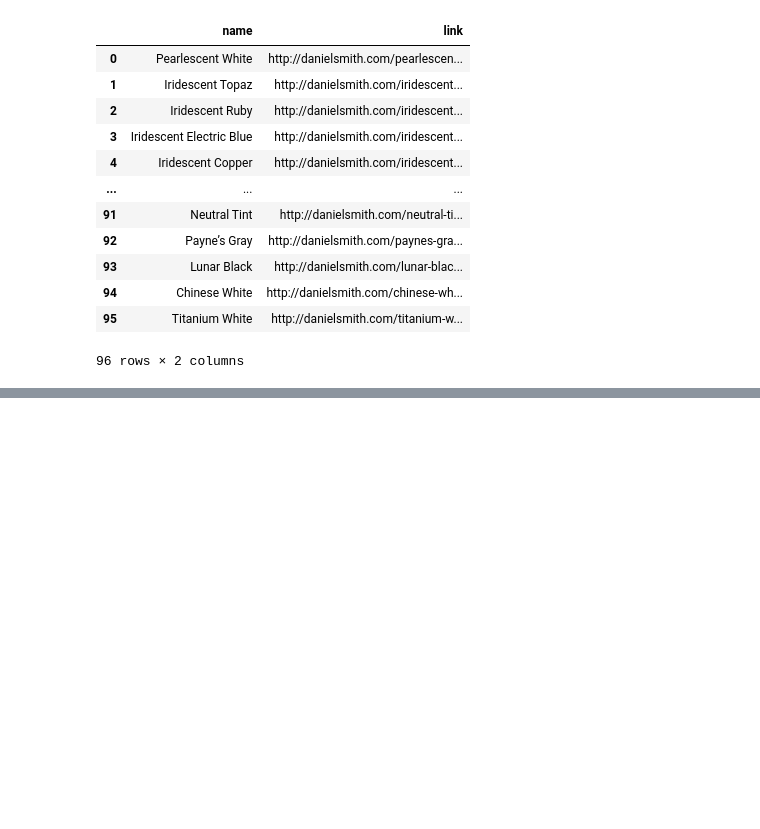
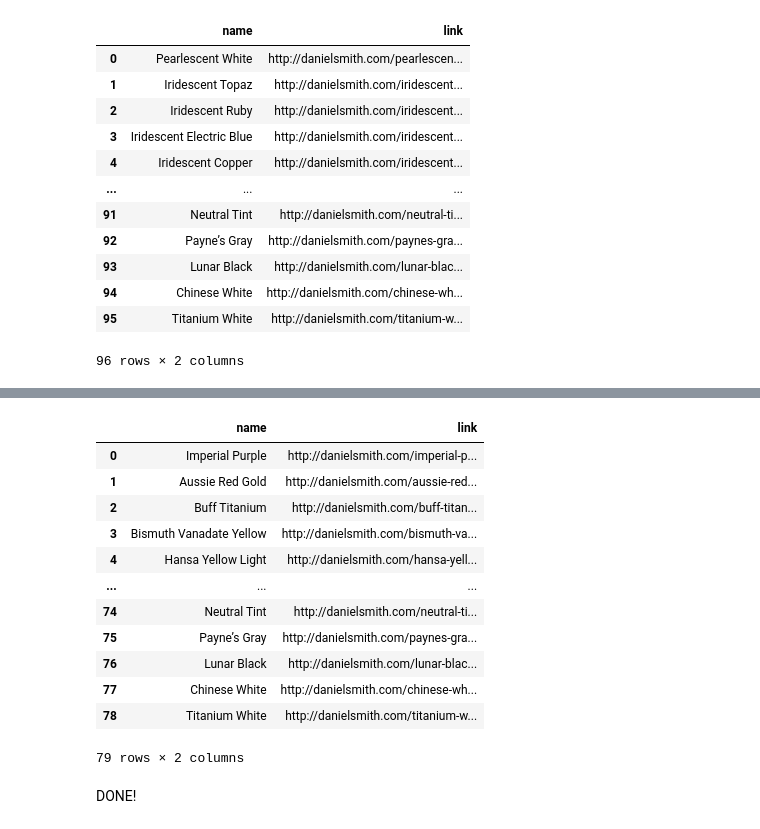
Before and after one commit to skyelong/Insight_Project_old, a Jupyter notebook: testing/Automate Daniel Smith Scrape.ipynb, the cells around one changed output, grey strips where cells are left out. Saved outputs shown, nothing was run; the diff lists cells and outputs as text; code cells hidden in the pictures; blank space fills up the shorter version.

```diff
--- a/testing/Automate Daniel Smith Scrape.ipynb
+++ b/testing/Automate Daniel Smith Scrape.ipynb
@@ -149,0 +168,2 @@ colors_df
+# %%
+extra_fine = colors_df[colors_df['link'].str.contains("extra")]
@@ -149,0 +193,18 @@ colors_df
+# %%
+extra_fine.reset_index(drop = True, inplace=True)
+# %%
+extra_fine
+# %% [output]
+|  | name | link |
+| 0 | Imperial Purple | http://danielsmith.com/imperial-p... |
+| 1 | Aussie Red Gold | http://danielsmith.com/aussie-red... |
+| 2 | Buff Titanium | http://danielsmith.com/buff-titan... |
+| 3 | Bismuth Vanadate Yellow | http://danielsmith.com/bismuth-va... |
+| 4 | Hansa Yellow Light | http://danielsmith.com/hansa-yell... |
+| ... | ... | ... |
+| 74 | Neutral Tint | http://danielsmith.com/neutral-ti... |
+| 75 | Payne’s Gray | http://danielsmith.com/paynes-gra... |
+| 76 | Lunar Black | http://danielsmith.com/lunar-blac... |
+| 77 | Chinese White | http://danielsmith.com/chinese-wh... |
+| 78 | Titanium White | http://danielsmith.com/titanium-w... |
+79 rows × 2 columns
@@ -150,2 +213,4 @@ colors_df
 # %%
 colors_df.to_csv("color_links.csv")
+# %% [markdown]
+DONE!
```
Also changed, not shown: parts of 5 cells of this notebook, 1 other file.
